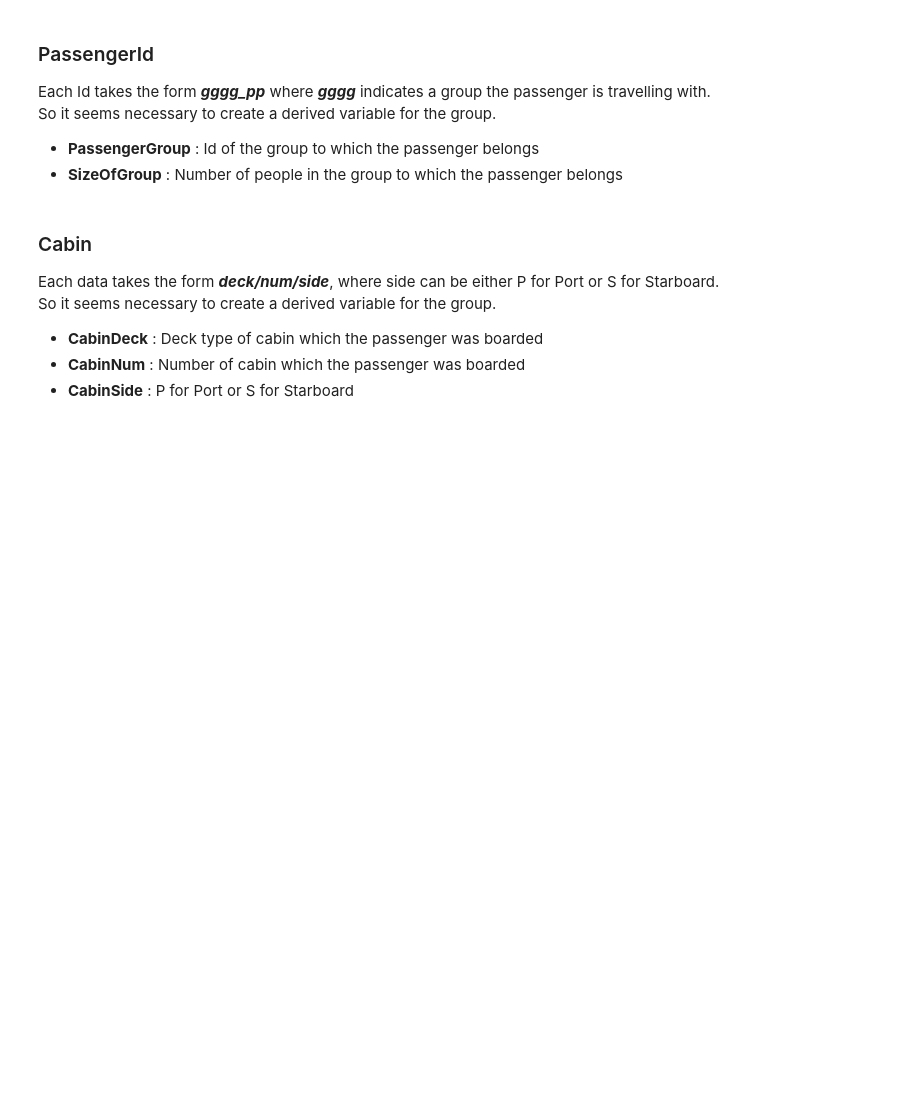
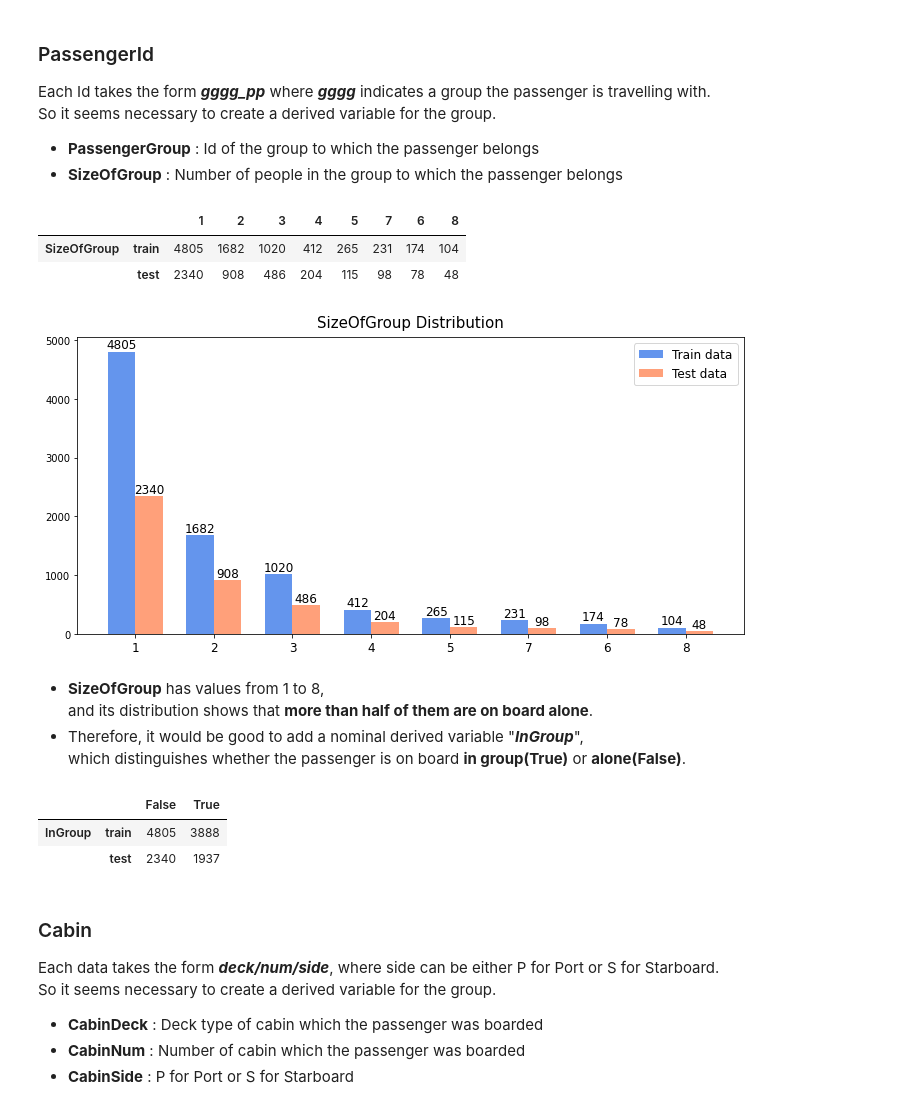
Before and after one commit to gonekng/Kaggle_Project, a Jupyter notebook: Spaceship Titanic/ml-spaceship-titanic.ipynb, the cells around one changed output. Drawn from its saved outputs; the diff is of its cells as text; code cells hidden in the pictures; blank space fills up the shorter version.

```diff
--- a/Spaceship Titanic/ml-spaceship-titanic.ipynb
+++ b/Spaceship Titanic/ml-spaceship-titanic.ipynb
@@ -408,0 +417,32 @@ test = split_PassengerId(test)
+# %%
+val_count('SizeOfGroup')
+# %% [output]
+|  |  | 1 | 2 | 3 | 4 | 5 | 7 | 6 | 8 |
+| SizeOfGroup | train | 4805 | 1682 | 1020 | 412 | 265 | 231 | 174 | 104 |
+|  | test | 2340 | 908 | 486 | 204 | 115 | 98 | 78 | 48 |
+# %%
+fig, ax = plt.subplots(figsize=(10,5))
+
+width = 0.35
+x = train['SizeOfGroup'].value_counts().index
+bar1 = ax.bar(np.arange(len(x)) - width/2,
+                 train['SizeOfGroup'].value_counts().to_list(),
+                 width, label = "Train data", color="cornflowerblue")
+bar2 = ax.bar(np.arange(len(x)) + width/2,
+                 test['SizeOfGroup'].value_counts().to_list(),
+                 width, label = "Test data", color="lightsalmon")
+
+ax.bar_label(bar1, size=12)
+ax.bar_label(bar2, size=12)
+
+ax.set_title('SizeOfGroup Distribution', pad=10, size=15)
+ax.set_xticks(np.arange(len(x)), x, size=12)
+ax.legend(loc="best", fontsize=12)
+
+fig.tight_layout()
+plt.show()
+# %% [output]
+[figure, added]
+# %% [markdown]
+- **SizeOfGroup** has values from 1 to 8,<br/>and its distribution shows that **more than half of them are on board alone**.
+- Therefore, it would be good to add a nominal derived variable "***InGroup***",<br/> which distinguishes whether the passenger is on board **in group(True)** or **alone(False)**.
@@ -409,3 +463,9 @@ test = split_PassengerId(test)
+# %%
+val_count('InGroup')
+# %% [output]
+|  |  | False | True |
+| InGroup | train | 4805 | 3888 |
+|  | test | 2340 | 1937 |
 # %% [markdown]
 ### Cabin
 Each data takes the form ***deck/num/side***, where side can be either P for Port or S for Starboard.<br/> So it seems necessary to create a derived variable for the group.
```
Also changed, not shown: parts of 42 cells of this notebook.
